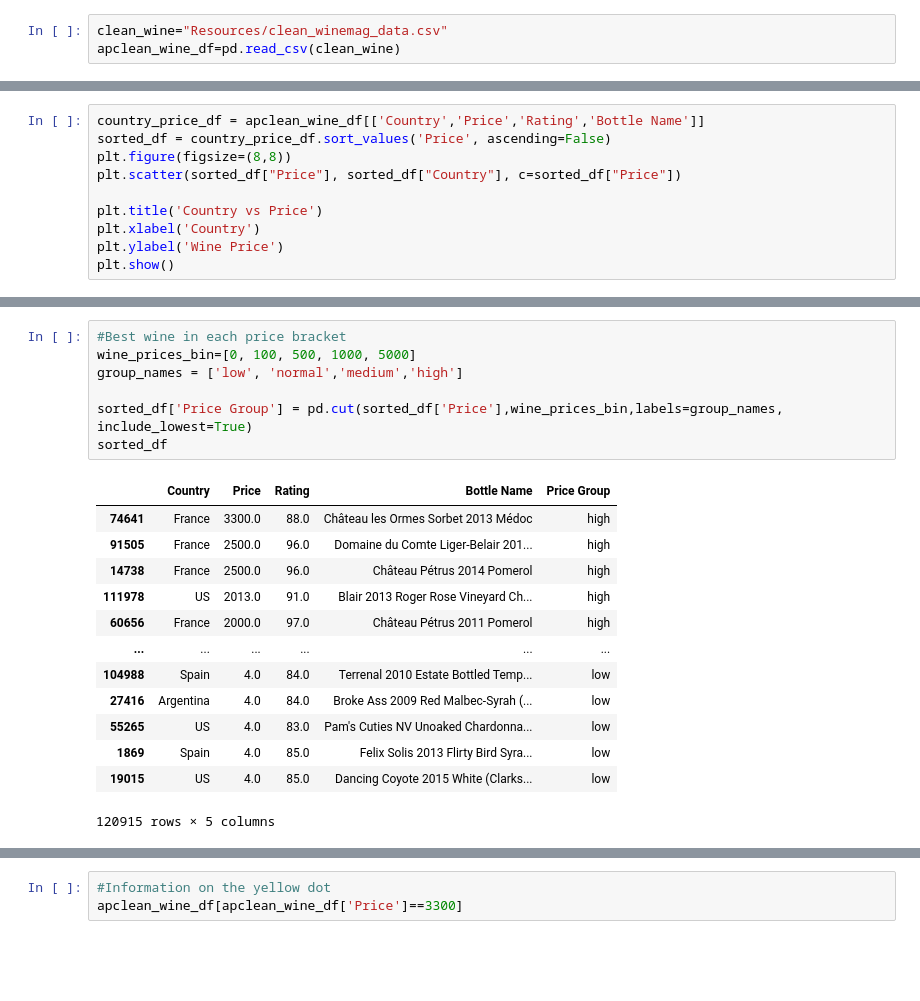
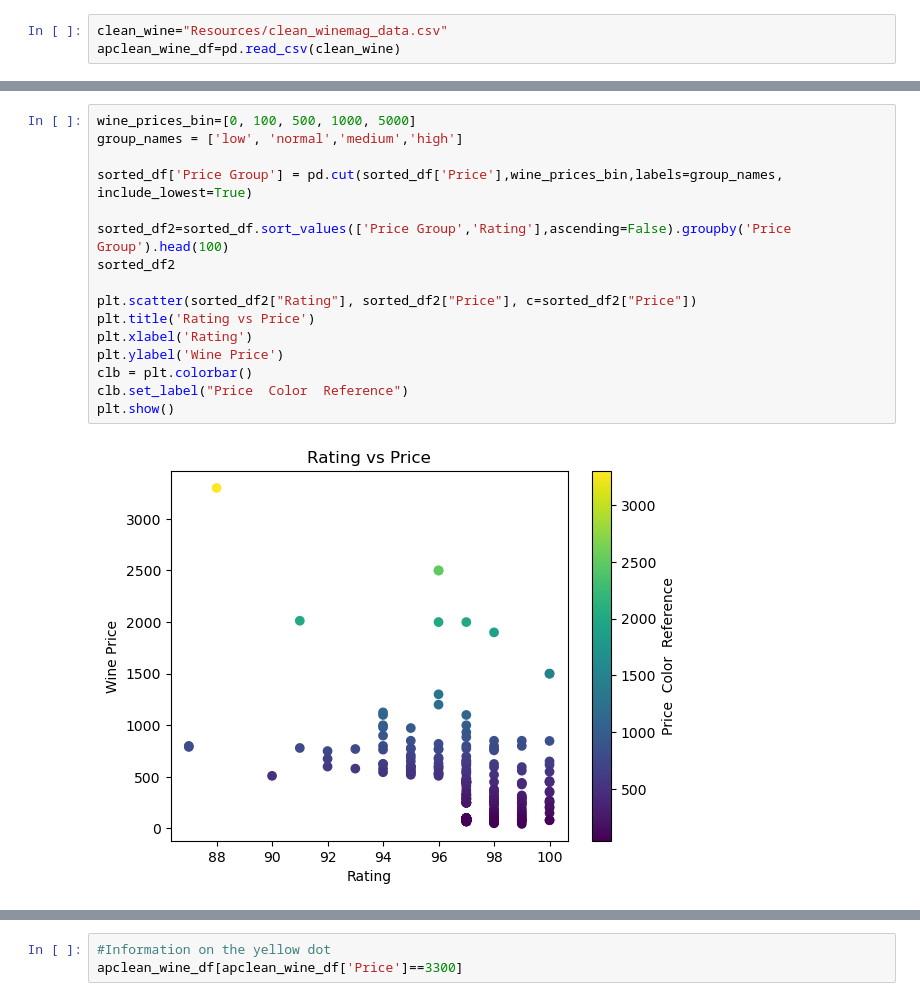
Before and after one commit to ParedesA/p1big_data_bandits, a Jupyter notebook: apwine copy.ipynb, the cells around one changed output, grey strips where cells are left out. Saved outputs shown, nothing was run; the diff lists cells and outputs as text; blank space fills up the shorter version.

```diff
--- a/apwine copy.ipynb
+++ b/apwine copy.ipynb
@@ -21,10 +20,0 @@ plt.show()
-# %%
-country_price_df = apclean_wine_df[['Country','Price','Rating','Bottle Name']]
-sorted_df = country_price_df.sort_values('Price', ascending=False)
-plt.figure(figsize=(8,8))
-plt.scatter(sorted_df["Price"], sorted_df["Country"], c=sorted_df["Price"])
-
-plt.title('Country vs Price')
-plt.xlabel('Country')
-plt.ylabel('Wine Price')
-plt.show()
@@ -33,21 +21,18 @@ plt.show()
 # %%
-#Best wine in each price bracket
 wine_prices_bin=[0, 100, 500, 1000, 5000]
 group_names = ['low', 'normal','medium','high']
 
 sorted_df['Price Group'] = pd.cut(sorted_df['Price'],wine_prices_bin,labels=group_names, include_lowest=True)
-sorted_df
+
+sorted_df2=sorted_df.sort_values(['Price Group','Rating'],ascending=False).groupby('Price Group').head(100)
+sorted_df2
+
+plt.scatter(sorted_df2["Rating"], sorted_df2["Price"], c=sorted_df2["Price"])
+plt.title('Rating vs Price')
+plt.xlabel('Rating')
+plt.ylabel('Wine Price')
+clb = plt.colorbar()
+clb.set_label("Price  Color  Reference")
+plt.show()
 # %% [output]
-|  | Country | Price | Rating | Bottle Name | Price Group |
-| 74641 | France | 3300.0 | 88.0 | Château les Ormes Sorbet 2013 Médoc | high |
-| 91505 | France | 2500.0 | 96.0 | Domaine du Comte Liger-Belair 201... | high |
-| 14738 | France | 2500.0 | 96.0 | Château Pétrus 2014 Pomerol | high |
-| 111978 | US | 2013.0 | 91.0 | Blair 2013 Roger Rose Vineyard Ch... | high |
-| 60656 | France | 2000.0 | 97.0 | Château Pétrus 2011 Pomerol | high |
-| ... | ... | ... | ... | ... | ... |
-| 104988 | Spain | 4.0 | 84.0 | Terrenal 2010 Estate Bottled Temp... | low |
-| 27416 | Argentina | 4.0 | 84.0 | Broke Ass 2009 Red Malbec-Syrah (... | low |
-| 55265 | US | 4.0 | 83.0 | Pam's Cuties NV Unoaked Chardonna... | low |
-| 1869 | Spain | 4.0 | 85.0 | Felix Solis 2013 Flirty Bird Syra... | low |
-| 19015 | US | 4.0 | 85.0 | Dancing Coyote 2015 White (Clarks... | low |
-120915 rows × 5 columns
+[figure, added]
```
Also changed, not shown: parts of 3 cells of this notebook.
